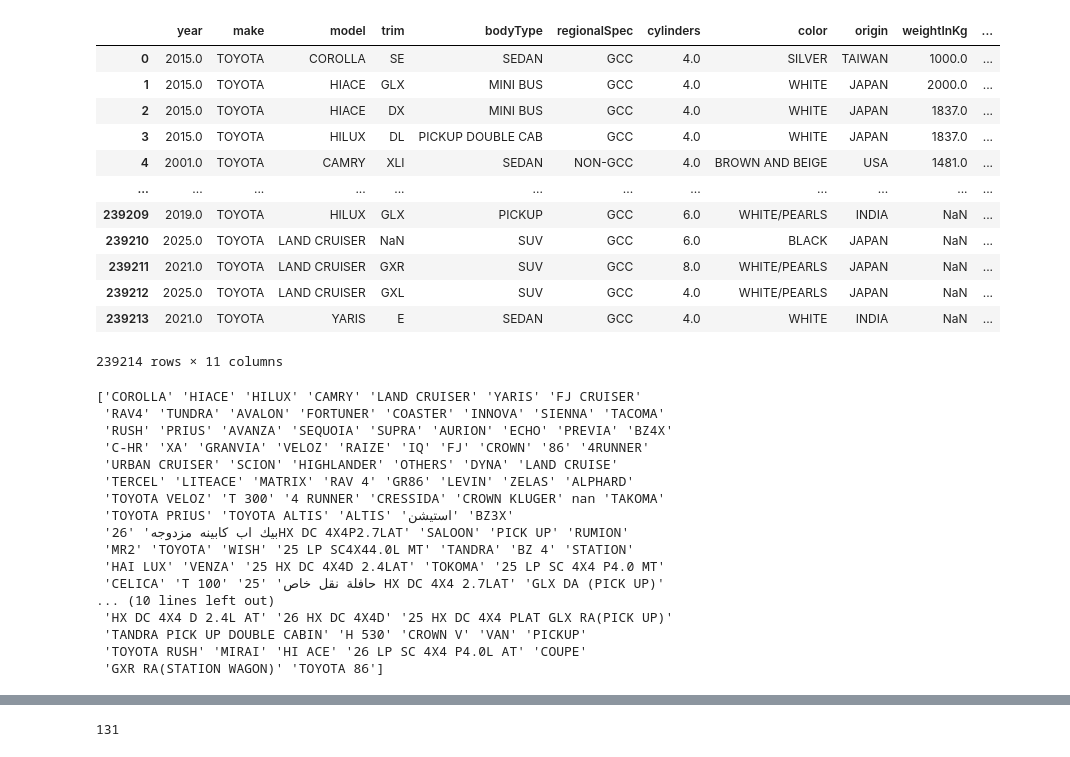
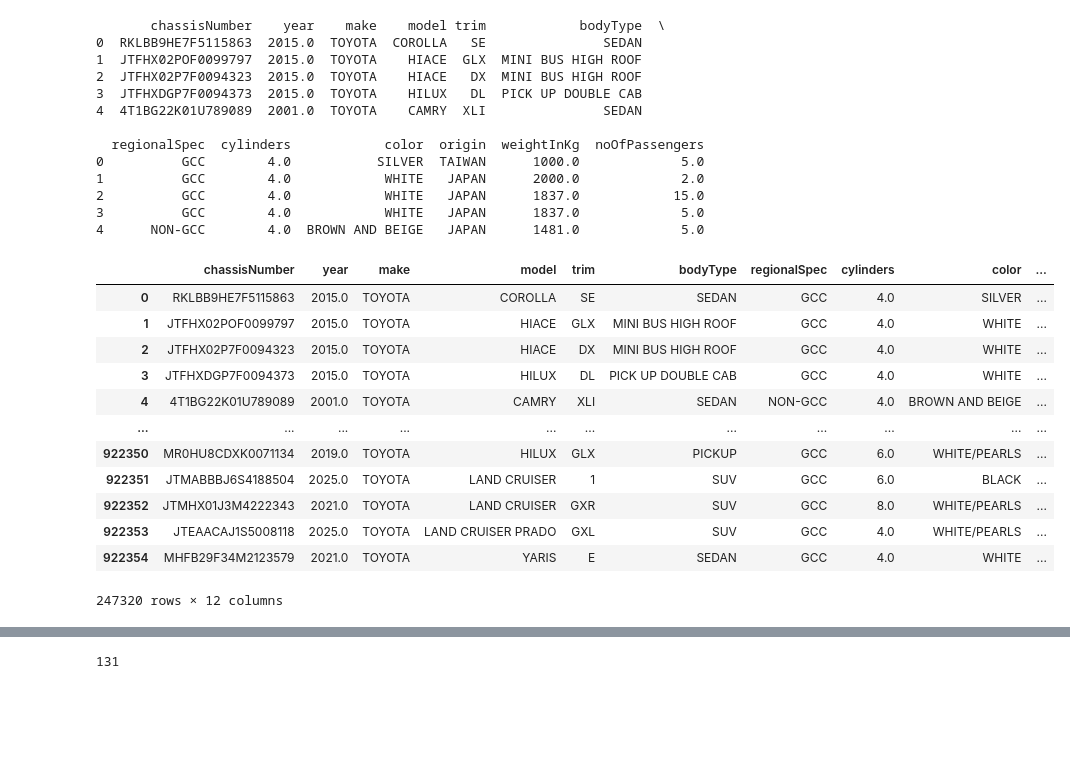
Before and after one commit to ManavKatrodiyaOpash/vin-sphere-python, a Jupyter notebook: Valuation/toyota_valuation.ipynb, the cells around one changed output, grey strips where cells are left out. Drawn from its saved outputs; the diff is of its cells as text; code cells hidden in the pictures; blank space fills up the shorter version.

```diff
--- a/Valuation/toyota_valuation.ipynb
+++ b/Valuation/toyota_valuation.ipynb
@@ -1,39 +1,43 @@
 # %%
 import pandas as pd
 # %%
-data = pd.read_csv(r'../Data/toyota_valuation.csv')
-data
+import pandas as pd
+
+data = pd.read_csv(r"../data/data_methaq(2.0).csv")
+
+for col in data.columns:
+    if data[col].dtype == "object":
+        data[col] = [x.upper() if isinstance(x, str) else x for x in data[col]]
+
+print(data.head())
 # %% [output]
-|  | year | make | model | trim | bodyType | regionalSpec | cylinders | color | origin | weightInKg | ... |
-| 0 | 2015.0 | TOYOTA | COROLLA | SE | SEDAN | GCC | 4.0 | SILVER | TAIWAN | 1000.0 | ... |
-| 1 | 2015.0 | TOYOTA | HIACE | GLX | MINI BUS | GCC | 4.0 | WHITE | JAPAN | 2000.0 | ... |
-| 2 | 2015.0 | TOYOTA | HIACE | DX | MINI BUS | GCC | 4.0 | WHITE | JAPAN | 1837.0 | ... |
-| 3 | 2015.0 | TOYOTA | HILUX | DL | PICKUP DOUBLE CAB | GCC | 4.0 | WHITE | JAPAN | 1837.0 | ... |
-| 4 | 2001.0 | TOYOTA | CAMRY | XLI | SEDAN | NON-GCC | 4.0 | BROWN AND BEIGE | USA | 1481.0 | ... |
-| ... | ... | ... | ... | ... | ... | ... | ... | ... | ... | ... | ... |
-| 239209 | 2019.0 | TOYOTA | HILUX | GLX | PICKUP | GCC | 6.0 | WHITE/PEARLS | INDIA | NaN | ... |
-| 239210 | 2025.0 | TOYOTA | LAND CRUISER | NaN | SUV | GCC | 6.0 | BLACK | JAPAN | NaN | ... |
-| 239211 | 2021.0 | TOYOTA | LAND CRUISER | GXR | SUV | GCC | 8.0 | WHITE/PEARLS | JAPAN | NaN | ... |
-| 239212 | 2025.0 | TOYOTA | LAND CRUISER | GXL | SUV | GCC | 4.0 | WHITE/PEARLS | JAPAN | NaN | ... |
-| 239213 | 2021.0 | TOYOTA | YARIS | E | SEDAN | GCC | 4.0 | WHITE | INDIA | NaN | ... |
-239214 rows × 11 columns
+       chassisNumber    year    make    model trim            bodyType  \
+0  RKLBB9HE7F5115863  2015.0  TOYOTA  COROLLA   SE               SEDAN
+1  JTFHX02POF0099797  2015.0  TOYOTA    HIACE  GLX  MINI BUS HIGH ROOF
+2  JTFHX02P7F0094323  2015.0  TOYOTA    HIACE   DX  MINI BUS HIGH ROOF
+3  JTFHXDGP7F0094373  2015.0  TOYOTA    HILUX   DL  PICK UP DOUBLE CAB
+4  4T1BG22K01U789089  2001.0  TOYOTA    CAMRY  XLI               SEDAN
+
+  regionalSpec  cylinders            color  origin  weightInKg  noOfPassengers
+0          GCC        4.0           SILVER  TAIWAN      1000.0             5.0
+1          GCC        4.0            WHITE   JAPAN      2000.0             2.0
+2          GCC        4.0            WHITE   JAPAN      1837.0            15.0
+3          GCC        4.0            WHITE   JAPAN      1837.0             5.0
+4      NON-GCC        4.0  BROWN AND BEIGE   JAPAN      1481.0             5.0
 # %%
-print(data['model'].unique())
+data = data[data["make"] == "TOYOTA"]
+data
 # %% [output]
+|  | chassisNumber | year | make | model | trim | bodyType | regionalSpec | cylinders | color | ... |
+| 0 | RKLBB9HE7F5115863 | 2015.0 | TOYOTA | COROLLA | SE | SEDAN | GCC | 4.0 | SILVER | ... |
+| 1 | JTFHX02POF0099797 | 2015.0 | TOYOTA | HIACE | GLX | MINI BUS HIGH ROOF | GCC | 4.0 | WHITE | ... |
+| 2 | JTFHX02P7F0094323 | 2015.0 | TOYOTA | HIACE | DX | MINI BUS HIGH ROOF | GCC | 4.0 | WHITE | ... |
+| 3 | JTFHXDGP7F0094373 | 2015.0 | TOYOTA | HILUX | DL | PICK UP DOUBLE CAB | GCC | 4.0 | WHITE | ... |
+| 4 | 4T1BG22K01U789089 | 2001.0 | TOYOTA | CAMRY | XLI | SEDAN | NON-GCC | 4.0 | BROWN AND BEIGE | ... |
+| ... | ... | ... | ... | ... | ... | ... | ... | ... | ... | ... |
+| 922350 | MR0HU8CDXK0071134 | 2019.0 | TOYOTA | HILUX | GLX | PICKUP | GCC | 6.0 | WHITE/PEARLS | ... |
+| 922351 | JTMABBBJ6S4188504 | 2025.0 | TOYOTA | LAND CRUISER | 1 | SUV | GCC | 6.0 | BLACK | ... |
+| 922352 | JTMHX01J3M4222343 | 2021.0 | TOYOTA | LAND CRUISER | GXR | SUV | GCC | 8.0 | WHITE/PEARLS | ... |
+| 922353 | JTEAACAJ1S5008118 | 2025.0 | TOYOTA | LAND CRUISER PRADO | GXL | SUV | GCC | 4.0 | WHITE/PEARLS | ... |
+| 922354 | MHFB29F34M2123579 | 2021.0 | TOYOTA | YARIS | E | SEDAN | GCC | 4.0 | WHITE | ... |
-['COROLLA' 'HIACE' 'HILUX' 'CAMRY' 'LAND CRUISER' 'YARIS' 'FJ CRUISER'
- 'RAV4' 'TUNDRA' 'AVALON' 'FORTUNER' 'COASTER' 'INNOVA' 'SIENNA' 'TACOMA'
- 'RUSH' 'PRIUS' 'AVANZA' 'SEQUOIA' 'SUPRA' 'AURION' 'ECHO' 'PREVIA' 'BZ4X'
- 'C-HR' 'XA' 'GRANVIA' 'VELOZ' 'RAIZE' 'IQ' 'FJ' 'CROWN' '86' '4RUNNER'
- 'URBAN CRUISER' 'SCION' 'HIGHLANDER' 'OTHERS' 'DYNA' 'LAND CRUISE'
- 'TERCEL' 'LITEACE' 'MATRIX' 'RAV 4' 'GR86' 'LEVIN' 'ZELAS' 'ALPHARD'
- 'TOYOTA VELOZ' 'T 300' '4 RUNNER' 'CRESSIDA' 'CROWN KLUGER' nan 'TAKOMA'
- 'TOYOTA PRIUS' 'TOYOTA ALTIS' 'ALTIS' 'استیشن' 'BZ3X'
- 'بيك اب كابينه مزدوجه' '26HX DC 4X4P2.7LAT' 'SALOON' 'PICK UP' 'RUMION'
- 'MR2' 'TOYOTA' 'WISH' '25 LP SC4X44.0L MT' 'TANDRA' 'BZ 4' 'STATION'
- 'HAI LUX' 'VENZA' '25 HX DC 4X4D 2.4LAT' 'TOKOMA' '25 LP SC 4X4 P4.0 MT'
- 'CELICA' 'T 100' 'حافلة نقل خاص' '25 HX DC 4X4 2.7LAT' 'GLX DA (PICK UP)'
-... (10 lines left out)
- 'HX DC 4X4 D 2.4L AT' '26 HX DC 4X4D' '25 HX DC 4X4 PLAT GLX RA(PICK UP)'
- 'TANDRA PICK UP DOUBLE CABIN' 'H 530' 'CROWN V' 'VAN' 'PICKUP'
- 'TOYOTA RUSH' 'MIRAI' 'HI ACE' '26 LP SC 4X4 P4.0L AT' 'COUPE'
- 'GXR RA(STATION WAGON)' 'TOYOTA 86']
+247320 rows × 12 columns
```
Also changed, not shown: parts of 18 cells of this notebook, 14 other files.
